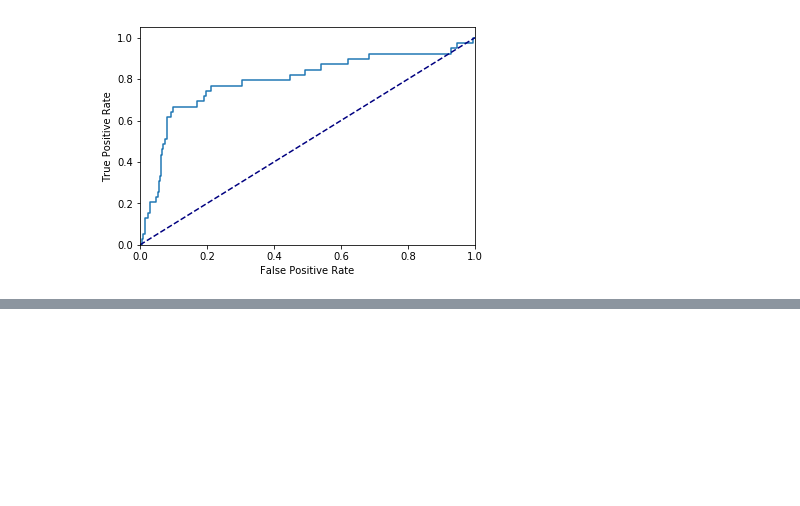
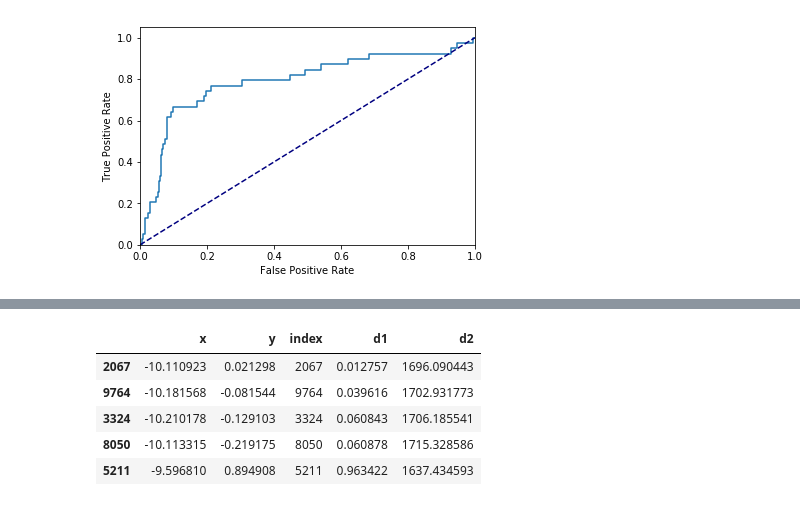
Before and after one commit to toly/aisthack, a Jupyter notebook: notebooks/04_check_many_fasttext_size_eth.ipynb, the cells around one changed output, grey strips where cells are left out. Saved outputs shown, nothing was run; the diff lists cells and outputs as text; code cells hidden in the pictures; blank space fills up the shorter version.

```diff
--- a/notebooks/04_check_many_fasttext_size_eth.ipynb
+++ b/notebooks/04_check_many_fasttext_size_eth.ipynb
@@ -454,0 +501,25 @@ plt.plot()
+# %%
+d = pd.DataFrame(weights_tsne, columns=['x', 'y'])
+# %%
+d['index'] = list(range(d.shape[0]))
+# %%
+center1 = [-10, 0]
+center2 = [-20, 40]
+# %%
+d1 = []
+d2 = []
+for i, row in d.iterrows():
+    d1.append((center1[0] - row['x']) ** 2 + (center1[1] - row['y']) ** 2)
+    d2.append((center2[0] - row['x']) ** 2 + (center2[1] - row['y']) ** 2)
+
+d['d1'] = d1
+d['d2'] = d2
+# %%
+d.sort_values('d1')[:5]
+# %% [output]
+|  | x | y | index | d1 | d2 |
+| 2067 | -10.110923 | 0.021298 | 2067 | 0.012757 | 1696.090443 |
+| 9764 | -10.181568 | -0.081544 | 9764 | 0.039616 | 1702.931773 |
+| 3324 | -10.210178 | -0.129103 | 3324 | 0.060843 | 1706.185541 |
+| 8050 | -10.113315 | -0.219175 | 8050 | 0.060878 | 1715.328586 |
+| 5211 | -9.596810 | 0.894908 | 5211 | 0.963422 | 1637.434593 |
```
Also changed, not shown: parts of 17 cells of this notebook.
